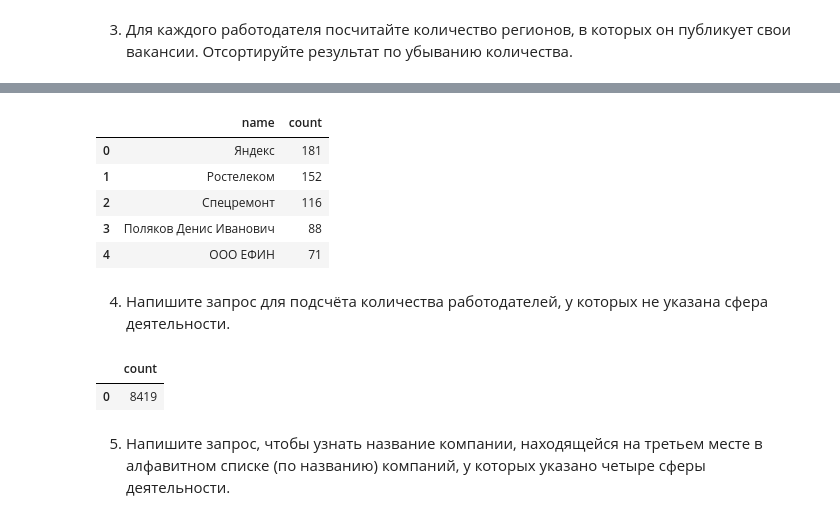
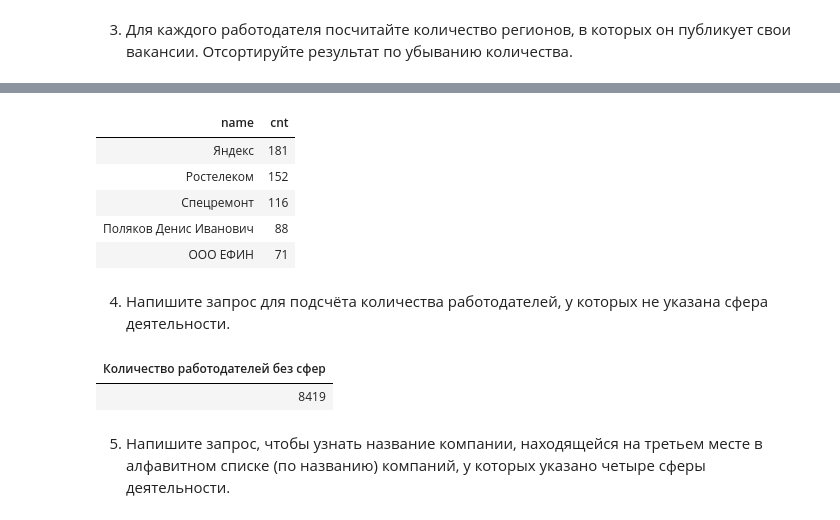
Before and after one commit to ElenaBask/Homework_SF, a Jupyter notebook: Project_2/Анализ вакансий из базы данных HeadHunter.ipynb, the cells around one changed output, grey strips where cells are left out. Saved outputs shown, nothing was run; the diff lists cells and outputs as text; code cells hidden in the pictures.

```diff
--- a/Project_2/Анализ вакансий из базы данных HeadHunter.ipynb
+++ b/Project_2/Анализ вакансий из базы данных HeadHunter.ipynb
@@ -291,29 +257,27 @@ df_e
 # %%
 # текст запроса
 query_5_3 = f'''select
-           e.name,
-           count(distinct v.area_id)
-           from
-           vacancies v
-           join
-           employers e
-           on e.id = v.employer_id
-           group by e.id
-           order by 2 desc
-           limit 5
+                       e.name,
+                       count(distinct v.area_id) cnt
+                  from vacancies v
+                  join employers e
+                    on e.id = v.employer_id
+              group by e.id
+              order by cnt desc
+                 limit 5
 
 '''
 # %%
 # результат запроса
 df_5_3 = pd.read_sql_query(query_5_3, connection)
-df_5_3
+df_5_3.style.hide(axis="index")
 # %% [output]
-|  | name | count |
-| 0 | Яндекс | 181 |
-| 1 | Ростелеком | 152 |
-| 2 | Спецремонт | 116 |
-| 3 | Поляков Денис Иванович | 88 |
-| 4 | ООО ЕФИН | 71 |
+| name | cnt |
+| Яндекс | 181 |
+| Ростелеком | 152 |
+| Спецремонт | 116 |
+| Поляков Денис Иванович | 88 |
+| ООО ЕФИН | 71 |
 # %% [markdown]
 4. Напишите запрос для подсчёта количества работодателей, у которых не указана сфера деятельности.
 # %%
@@ -332,10 +292,10 @@ query_5_4 = f'''select
 # %%
 # результат запроса
 df_5_4 = pd.read_sql_query(query_5_4, connection)
-df_5_4
+df_5_4.style.hide(axis="index") # прячем столбец индексов
 # %% [output]
-|  | count |
-| 0 | 8419 |
+| Количество работодателей без сфер |
+| 8419 |
 # %% [markdown]
 5. Напишите запрос, чтобы узнать название компании, находящейся на третьем месте в алфавитном списке (по названию) компаний, у которых указано четыре сферы деятельности.
 # %%
```
Also changed, not shown: parts of 51 cells of this notebook.
